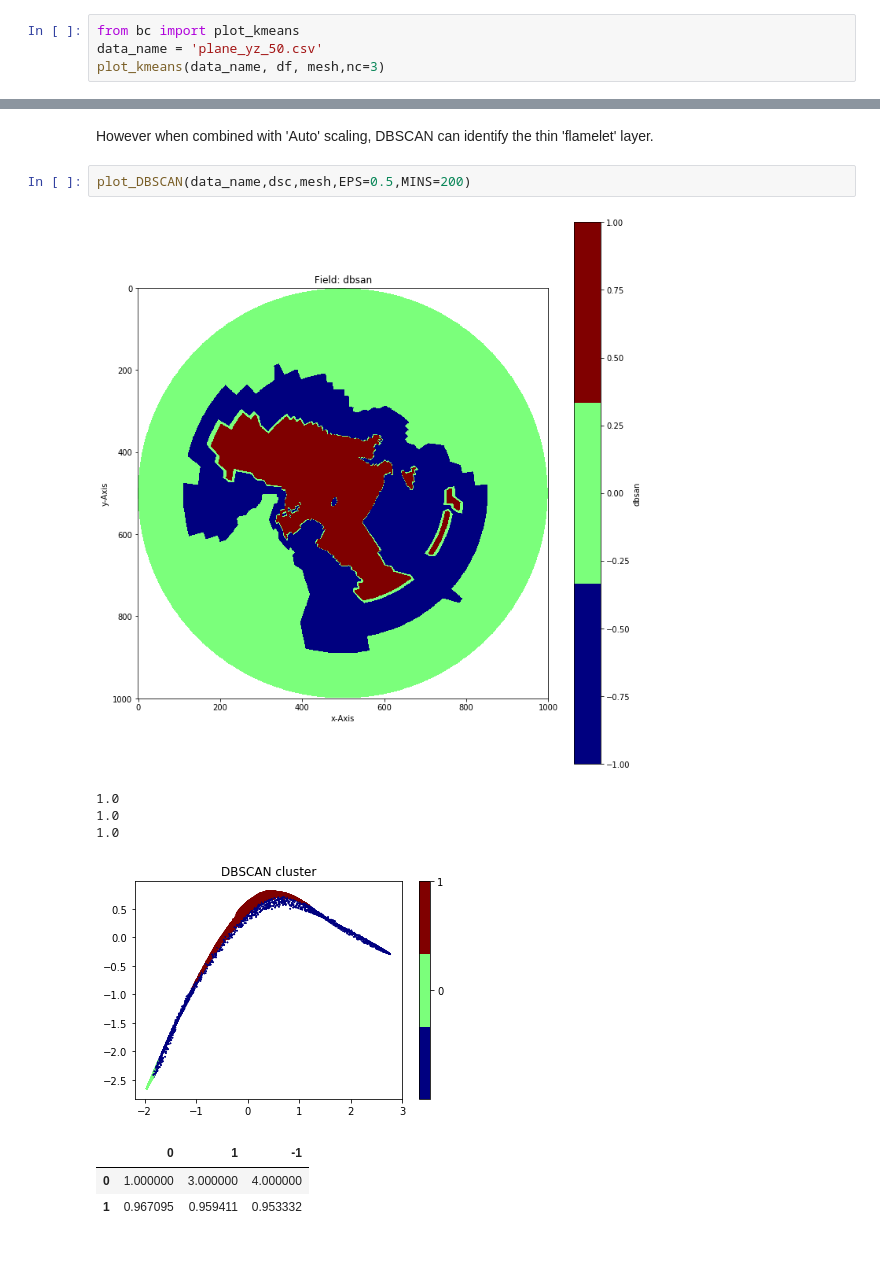
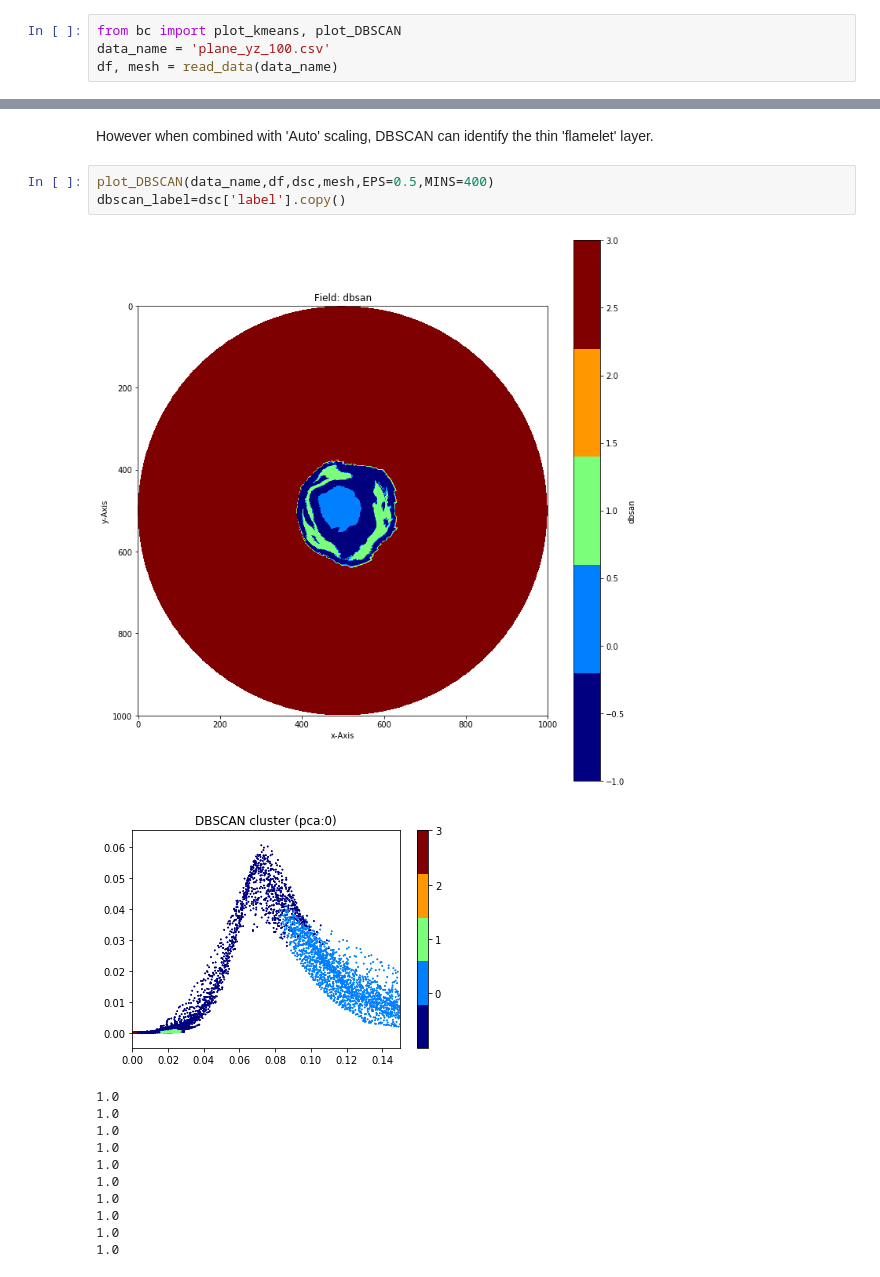
Before and after one commit to mhansinger/Clustering_combustion, a Jupyter notebook: combustionClustering.ipynb, the cells around one changed output, grey strips where cells are left out. Drawn from its saved outputs; the diff is of its cells as text.

```diff
--- a/combustionClustering.ipynb
+++ b/combustionClustering.ipynb
@@ -41,6 +41,6 @@ plot_field(data_name,mesh,'CH4',df['CH4'],cmap)
 ## Kmeans and DBSCAN
 kmeans is the most common clustering algorithsms.K-means is widely employed to solve big-data problems because it’s simple to use, effective, and highly scalable. No wonder most commercial vendors use the K-means algorithm as a key component of their predictive analytics packages.
 # %%
-from bc import plot_kmeans
-data_name = 'plane_yz_50.csv'
-plot_kmeans(data_name, df, mesh,nc=3)
+from bc import plot_kmeans, plot_DBSCAN
+data_name = 'plane_yz_100.csv'
+df, mesh = read_data(data_name)
@@ -95,13 +79,18 @@ pca
 # %% [markdown]
 However when combined with 'Auto' scaling, DBSCAN can identify the thin 'flamelet' layer.
 # %%
-plot_DBSCAN(data_name,dsc,mesh,EPS=0.5,MINS=200)
+plot_DBSCAN(data_name,df,dsc,mesh,EPS=0.5,MINS=400)
+dbscan_label=dsc['label'].copy()
 # %% [output]
-[figure, old version]
+[figure, new version]
+[figure, new version]
 1.0
 1.0
 1.0
+1.0
+1.0
+1.0
+1.0
+1.0
+1.0
+1.0
-[figure, old version]
-|  | 0 | 1 | -1 |
-| 0 | 1.000000 | 3.000000 | 4.000000 |
-| 1 | 0.967095 | 0.959411 | 0.953332 |
```
Also changed, not shown: parts of 9 cells of this notebook, 1 other file.
